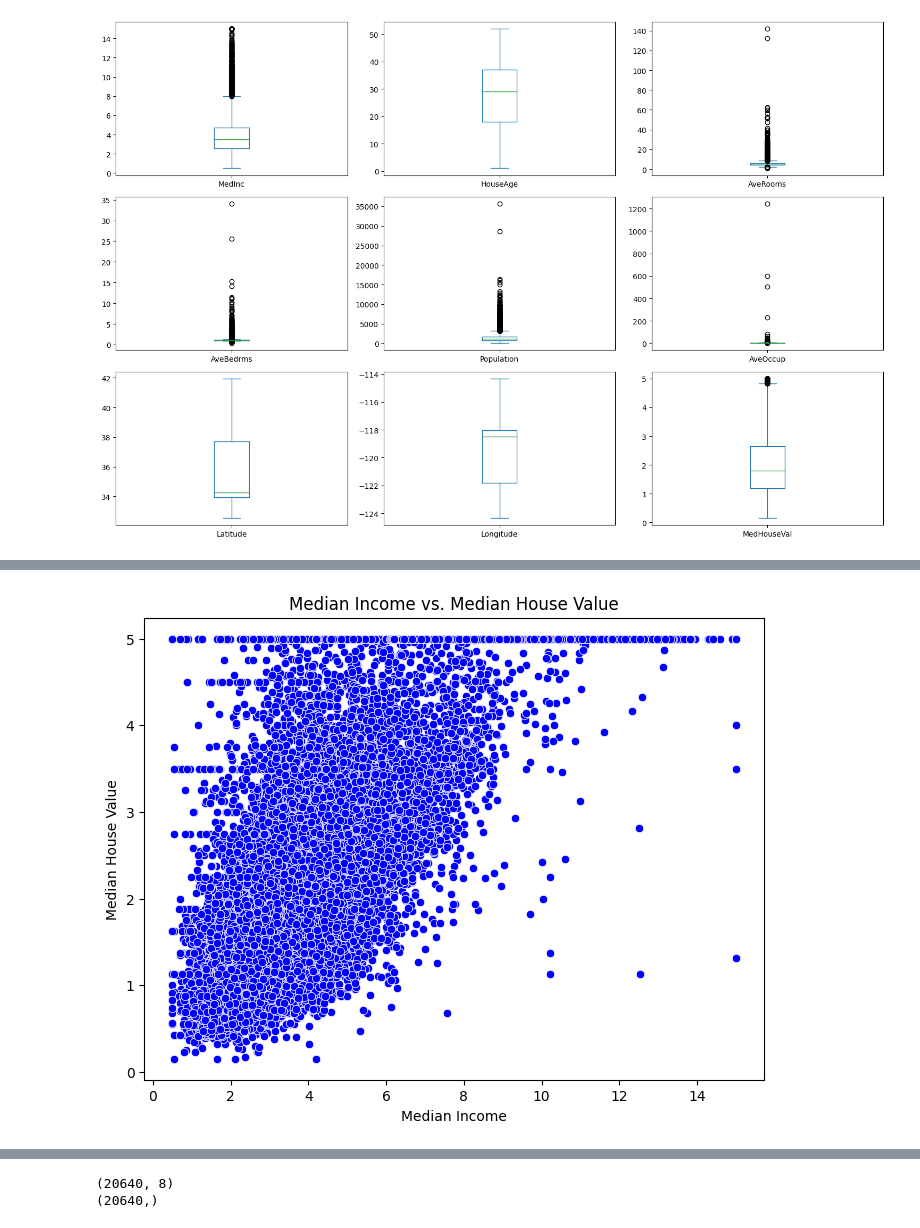
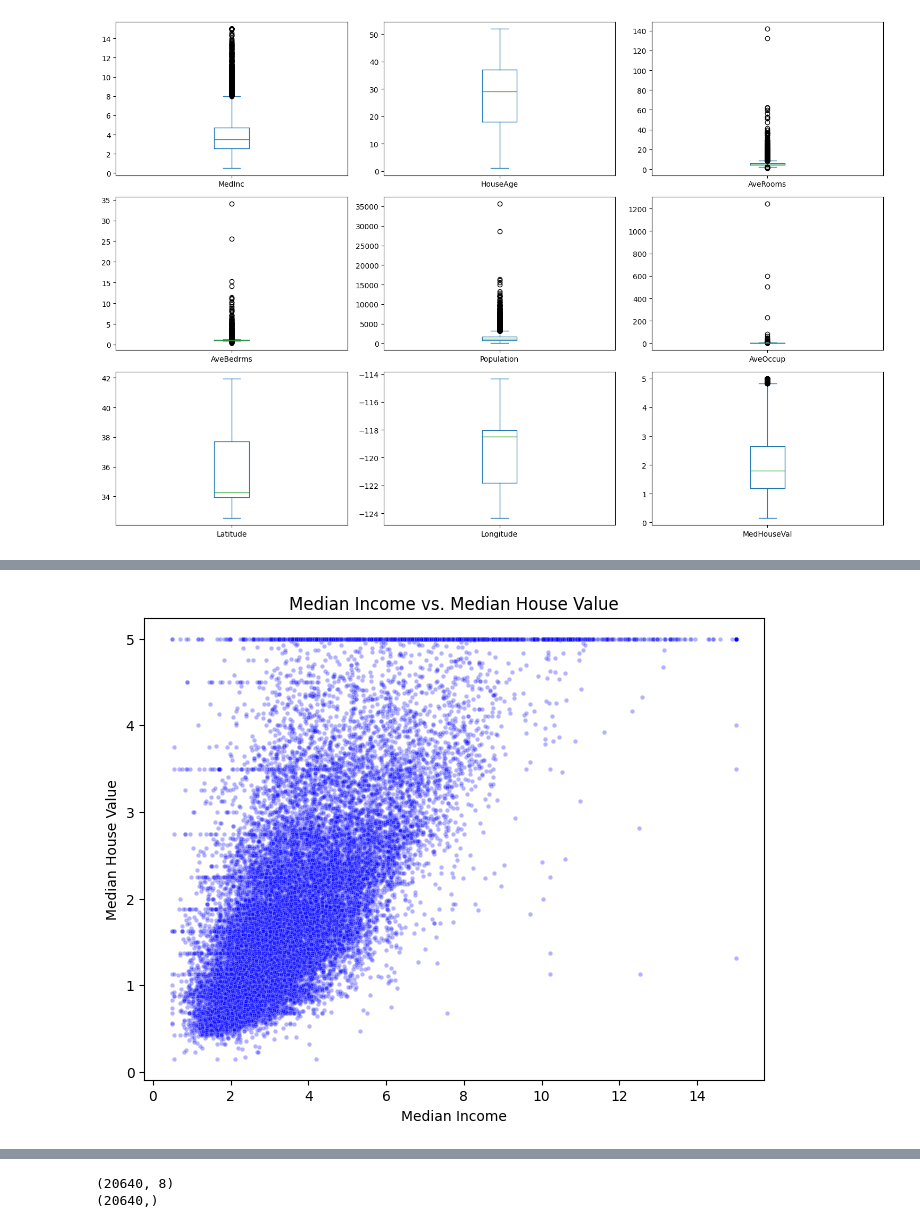
Before and after one commit to mim-1999/california-housing-regression, a Jupyter notebook: notebooks/01_eda_and_regression.ipynb, the cells around one changed output, grey strips where cells are left out. Cells and saved outputs as stored; diff of their text form; code cells hidden in the pictures.

```diff
--- a/notebooks/01_eda_and_regression.ipynb
+++ b/notebooks/01_eda_and_regression.ipynb
@@ -122,14 +216,15 @@ plt.show()
 # %%
 plt.figure(figsize=(8,6))
 sns.scatterplot(
     x="MedInc",
     y="MedHouseVal",
     data=df,
-    color="blue"
+    color="blue", alpha=0.3, s=10
 )
 plt.title("Median Income vs. Median House Value")
 plt.xlabel("Median Income")
 plt.ylabel("Median House Value")
+plt.savefig('images/medinc_vs_target.png', dpi=100)
 plt.show()
 # %% [output]
-[figure, old version]
+[figure, new version]
```
Also changed, not shown: parts of 19 cells of this notebook.
